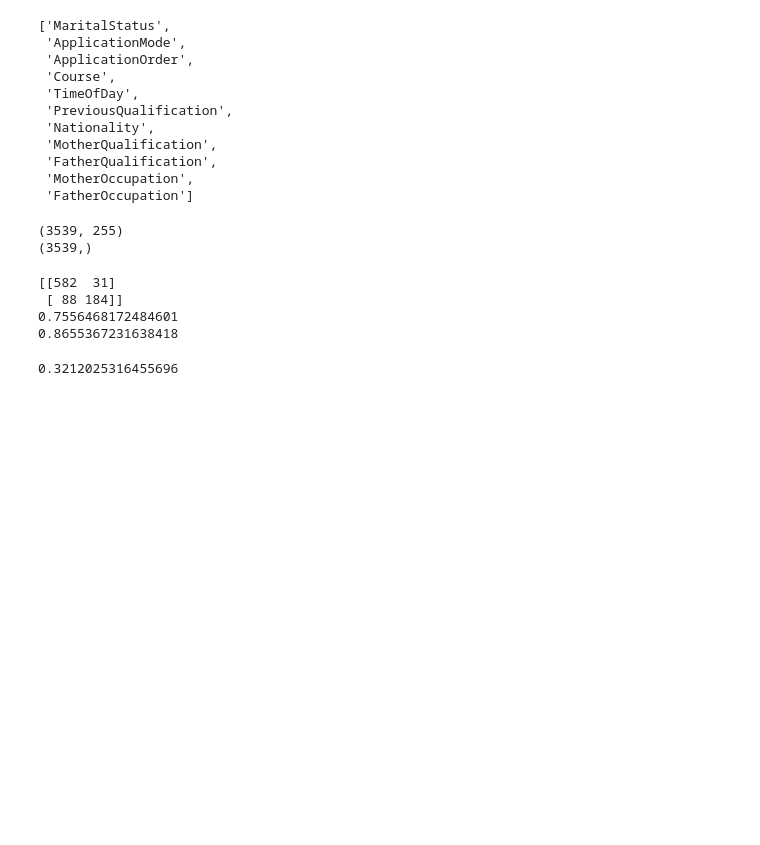
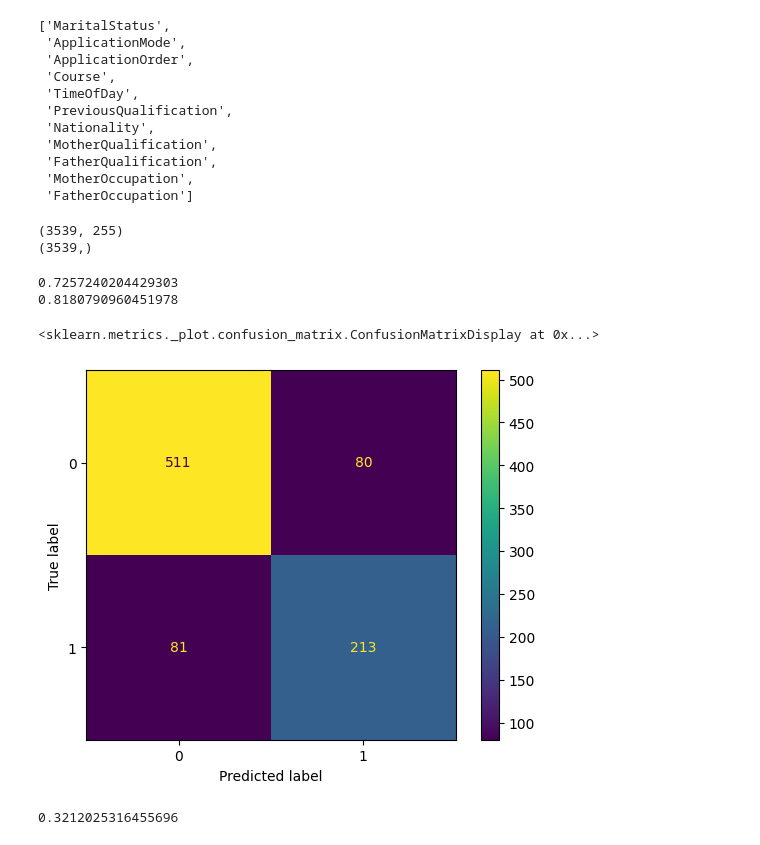
Before and after one commit to a-krawciw/groupyr, a Jupyter notebook: class_proj/student_g_lasso_notebook.ipynb, the cells around one changed output. Saved outputs shown, nothing was run; the diff lists cells and outputs as text; code cells hidden in the pictures; blank space fills up the shorter version.

```diff
--- a/class_proj/student_g_lasso_notebook.ipynb
+++ b/class_proj/student_g_lasso_notebook.ipynb
@@ -98,14 +103,17 @@ group_model = LogisticSGL(groups=list(group_idxs.values()), l1_ratio=1, alpha=0.
 # %%
+from sklearn.metrics import ConfusionMatrixDisplay
 import sklearn.metrics as metrics
-y_pred = group_model.predict(X_test)
-print(metrics.confusion_matrix(y_test, y_pred))
+y_pred = one_v_all.predict(X_test)
+cm = metrics.confusion_matrix(y_test, y_pred)
 print(metrics.f1_score(y_test, y_pred))
-print(group_model.score(X_test, y_test))
+print(one_v_all.score(X_test, y_test))
+disp = ConfusionMatrixDisplay(confusion_matrix=cm,)
+disp.plot()
 # %% [output]
-[[582  31]
- [ 88 184]]
-0.7556468172484601
-0.8655367231638418
+0.7257240204429303
+0.8180790960451978
+<sklearn.metrics._plot.confusion_matrix.ConfusionMatrixDisplay at 0x...>
+[figure, added]
 # %%
 np.mean(y)
 # %% [output]
```
Also changed, not shown: parts of 9 cells of this notebook, 2 other files.
